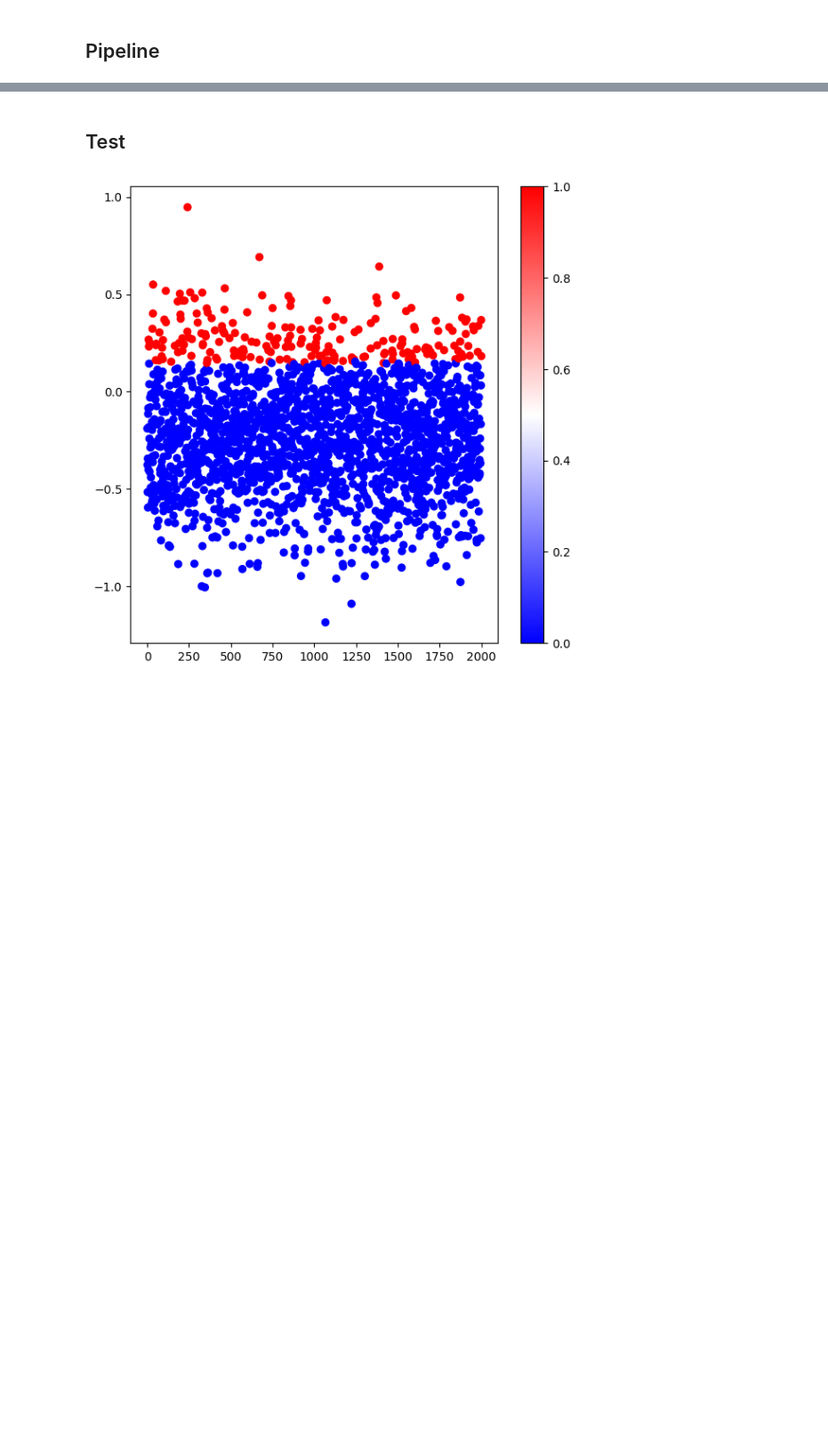
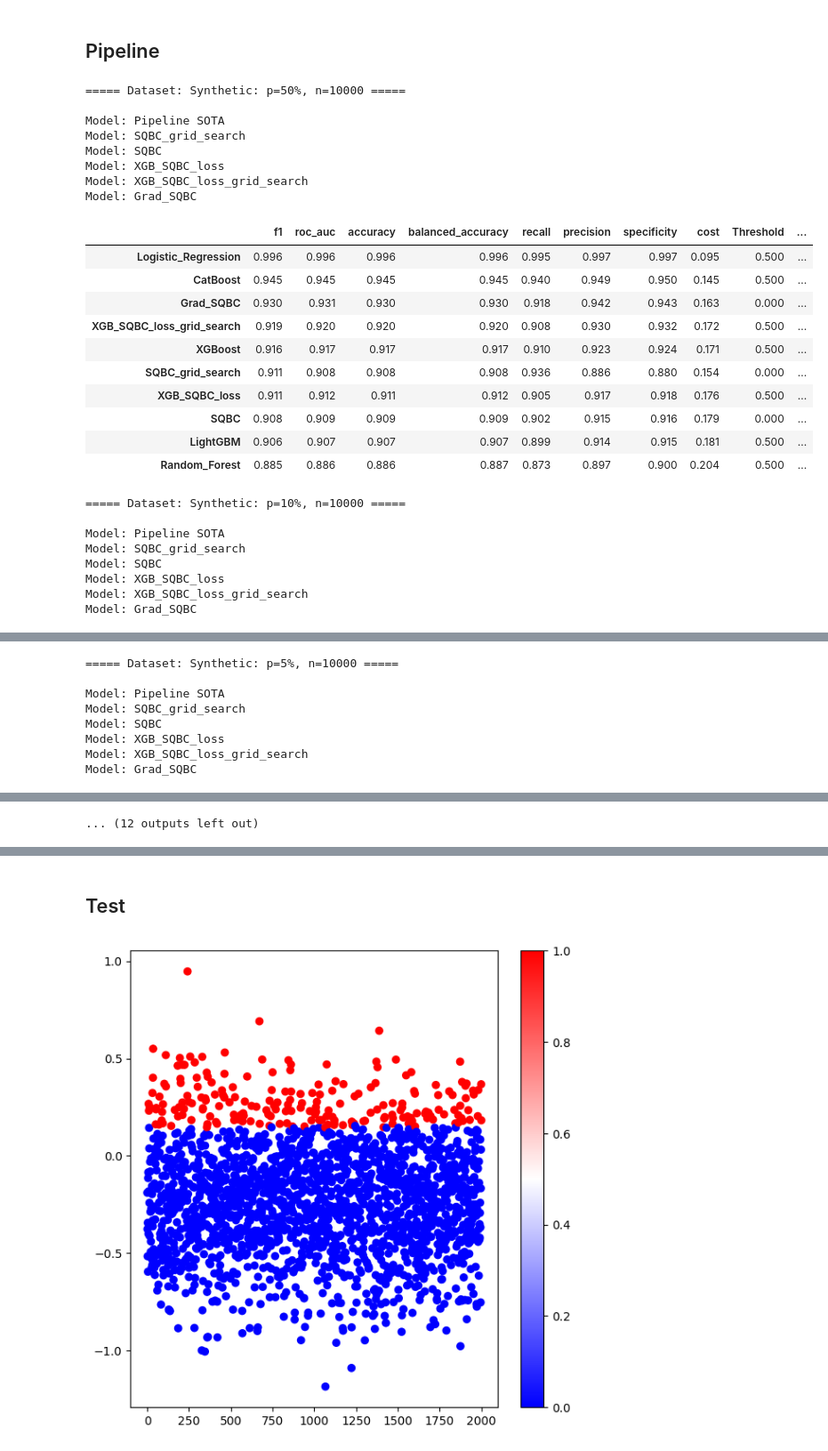
Before and after one commit to Lauryne-Moyse/MSc_Code_Public, a Jupyter notebook: Code_project.ipynb, the cells around one changed output, grey strips where cells are left out. Shown at 89% size. Cells and saved outputs as stored; diff of their text form; code cells hidden in the pictures; blank space fills up the shorter version.

Commit message:
Full results

```diff
--- a/Code_project.ipynb
+++ b/Code_project.ipynb
@@ -1450,23 +1475,3 @@ combine_results(soa_metrics_fraud+[grid_sqbc_metrics_fraud, xgb_sqbc_metrics_fra
 | LightGBM | 0.000 | 0.997 | 0.499 | 0.000 | 0.000 | 0.998 | 0.008 | 0.040 | nan |
 # %% [markdown]
 ## Pipeline
-# %%
-datasets = {
-    "05": (X_train_05, y_train_05, X_test_05, y_test_05),
-    "01": (X_train_01, y_train_01, X_test_01, y_test_01),
-    "005": (X_train_005, y_train_005, X_test_005, y_test_005),
-    "002": (X_train_002, y_train_002, X_test_002, y_test_002),
-    "001": (X_train_001, y_train_001, X_test_001, y_test_001),
-    "sheart": (X_train_sheart, y_train_sheart, X_test_sheart, y_test_sheart),
-    "churn": (X_train_churn, y_train_churn, X_test_churn, y_test_churn),
-    "heart": (X_train_heart, y_train_heart, X_test_heart, y_test_heart),
-    "fraud": (X_train_fraud, y_train_fraud, X_test_fraud, y_test_fraud),
-}
-
-model_trainers = [
-    pipeline_sota,
-    grid_search_tau_interpolated,
-    train_eval_xgb_sqbc,
-    grid_search_tau_interpolated,
-    train_eval_grad_sqbc
-]
@@ -1473,5 +1511,8 @@ model_trainers = [
 # %%
-def run_all_experiments(datasets, model_trainers, model_names):
+def run_all_experiments(
+        datasets, model_trainers, model_trainers_names,
+        model_names, opt_metric="f1"
+    ):
     """
     datasets: dict -> {"dataset_name": (X_train, y_train, X_test, y_test), ...}
     model_trainers: list de fonctions -> [train_eval_grad_sqbc, autre_modele, ...]
@@ -1481,15 +1522,20 @@ def run_all_experiments(datasets, model_trainers, model_names):
     """
 
     for dataset_name, (X_train, y_train, X_test, y_test) in datasets.items():
-        print(f"\n=== Dataset: {dataset_name} ===")
+        print(f"===== Dataset: {dataset_name} =====\n")
 
         metrics_list = []
-        for trainer in model_trainers:
-            print(f"\n--- Model: {str(trainer)} ---")
-            metrics = trainer(X_train, y_train, X_test, y_test)
-            if trainer==pipeline_sota:
+
+        for i, trainer in enumerate(model_trainers):
+            name = model_trainers_names[i]
+            print(f"Model: {name}")
+
+            metrics = trainer(X_train, y_train, X_test, y_test, opt_metric=opt_metric)
+            if name[:8]=="Pipeline":
                 metrics_list += metrics
             else:
                 metrics_list.append(metrics)
 
+        combine_results(metrics_list, model_names, opt_metric=opt_metric)
+
     return
@@ -1495,0 +1599,30 @@ def run_all_experiments(datasets, model_trainers, model_names):
+# %%
+run_all_experiments(datasets, model_trainers, model_trainers_names, model_names)
+# %% [output]
+===== Dataset: Synthetic: p=50%, n=10000 =====
+
+Model: Pipeline SOTA
+Model: SQBC_grid_search
+Model: SQBC
+Model: XGB_SQBC_loss
+Model: XGB_SQBC_loss_grid_search
+Model: Grad_SQBC
+|  | f1 | roc_auc | accuracy | balanced_accuracy | recall | precision | specificity | cost | Threshold | ... |
+| Logistic_Regression | 0.996 | 0.996 | 0.996 | 0.996 | 0.995 | 0.997 | 0.997 | 0.095 | 0.500 | ... |
+| CatBoost | 0.945 | 0.945 | 0.945 | 0.945 | 0.940 | 0.949 | 0.950 | 0.145 | 0.500 | ... |
+| Grad_SQBC | 0.930 | 0.931 | 0.930 | 0.930 | 0.918 | 0.942 | 0.943 | 0.163 | 0.000 | ... |
+| XGB_SQBC_loss_grid_search | 0.919 | 0.920 | 0.920 | 0.920 | 0.908 | 0.930 | 0.932 | 0.172 | 0.500 | ... |
+| XGBoost | 0.916 | 0.917 | 0.917 | 0.917 | 0.910 | 0.923 | 0.924 | 0.171 | 0.500 | ... |
+| SQBC_grid_search | 0.911 | 0.908 | 0.908 | 0.908 | 0.936 | 0.886 | 0.880 | 0.154 | 0.000 | ... |
+| XGB_SQBC_loss | 0.911 | 0.912 | 0.911 | 0.912 | 0.905 | 0.917 | 0.918 | 0.176 | 0.500 | ... |
+| SQBC | 0.908 | 0.909 | 0.909 | 0.909 | 0.902 | 0.915 | 0.916 | 0.179 | 0.000 | ... |
+| LightGBM | 0.906 | 0.907 | 0.907 | 0.907 | 0.899 | 0.914 | 0.915 | 0.181 | 0.500 | ... |
+| Random_Forest | 0.885 | 0.886 | 0.886 | 0.887 | 0.873 | 0.897 | 0.900 | 0.204 | 0.500 | ... |
+===== Dataset: Synthetic: p=10%, n=10000 =====
+
+Model: Pipeline SOTA
+Model: SQBC_grid_search
+Model: SQBC
+Model: XGB_SQBC_loss
+Model: XGB_SQBC_loss_grid_search
+Model: Grad_SQBC
@@ -1495,0 +1640,8 @@ def run_all_experiments(datasets, model_trainers, model_names):
+===== Dataset: Synthetic: p=5%, n=10000 =====
+
+Model: Pipeline SOTA
+Model: SQBC_grid_search
+Model: SQBC
+Model: XGB_SQBC_loss
+Model: XGB_SQBC_loss_grid_search
+Model: Grad_SQBC
@@ -1495,0 +1716 @@ def run_all_experiments(datasets, model_trainers, model_names):
+... (12 outputs left out)
```
Also changed, not shown: parts of 30 cells of this notebook, 6 other files.
